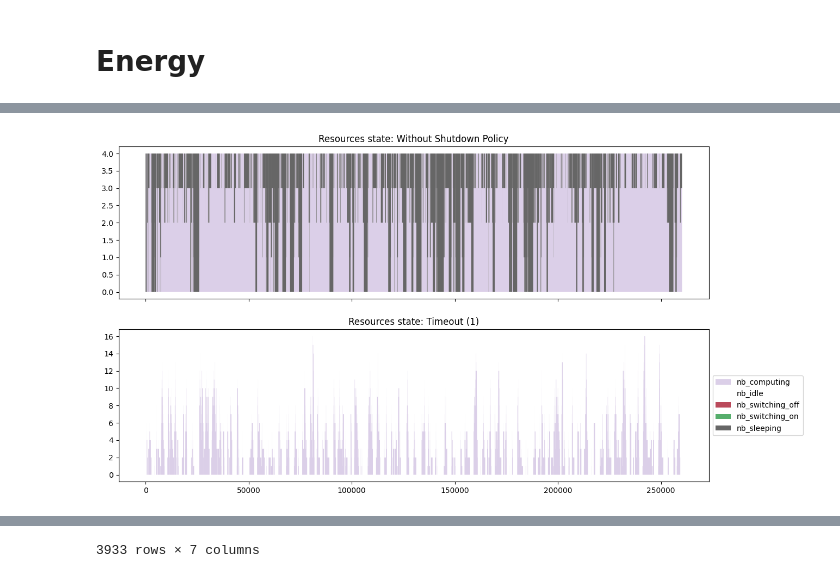
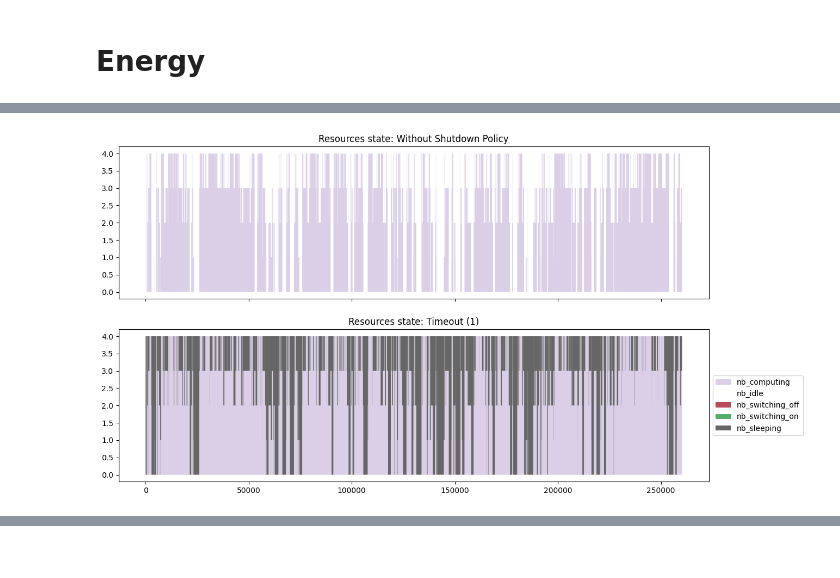
Before and after one commit to tanaxer01/bati-scheduler, a Jupyter notebook: Untitled.ipynb, the cells around one changed output, grey strips where cells are left out. Saved outputs shown, nothing was run; the diff lists cells and outputs as text; code cells hidden in the pictures.

```diff
--- a/Untitled.ipynb
+++ b/Untitled.ipynb
@@ -225,18 +225,17 @@ plt.show()
 # %%
 from evalys.mstates import MachineStatesChanges
 from evalys.visu.legacy import plot_mstates
 
 _, ax_list = plt.subplots(2, 1, sharex=True, sharey=False, figsize=(14, 8))
 
-A = df["HostStateSwitchMonitor"][ df["HostStateSwitchMonitor"].index == "DQN3" ]
+A = df["HostStateSwitchMonitor"][ df["HostStateSwitchMonitor"].index == "NONE" ]
 plot_mstates(A, ax=ax_list[0], title="Resources state: Without Shutdown Policy")
-B = df["HostStateSwitchMonitor"][ df["HostStateSwitchMonitor"].index == "EASY+DQN" ]
+B = df["HostStateSwitchMonitor"][ df["HostStateSwitchMonitor"].index == "1T" ]
 plot_mstates(B,  ax=ax_list[1], title="Resources state: Timeout (1)")
 ax_list[1].legend(loc='center left', bbox_to_anchor=(1, 0.5))
 
 # Show
 #plt.xlim(xmin=0, xmax=160)
 plt.show()
-A
 # %% [output]
-[figure, old version]
+[figure, new version]
@@ -256,4 +242,3 @@ A
-3933 rows × 7 columns
 # %%
 def prepare(dataframe):
     df = dataframe[['time', 'energy']].drop_duplicates(subset='time')
```
Also changed, not shown: parts of 7 cells of this notebook, 28 other files.
